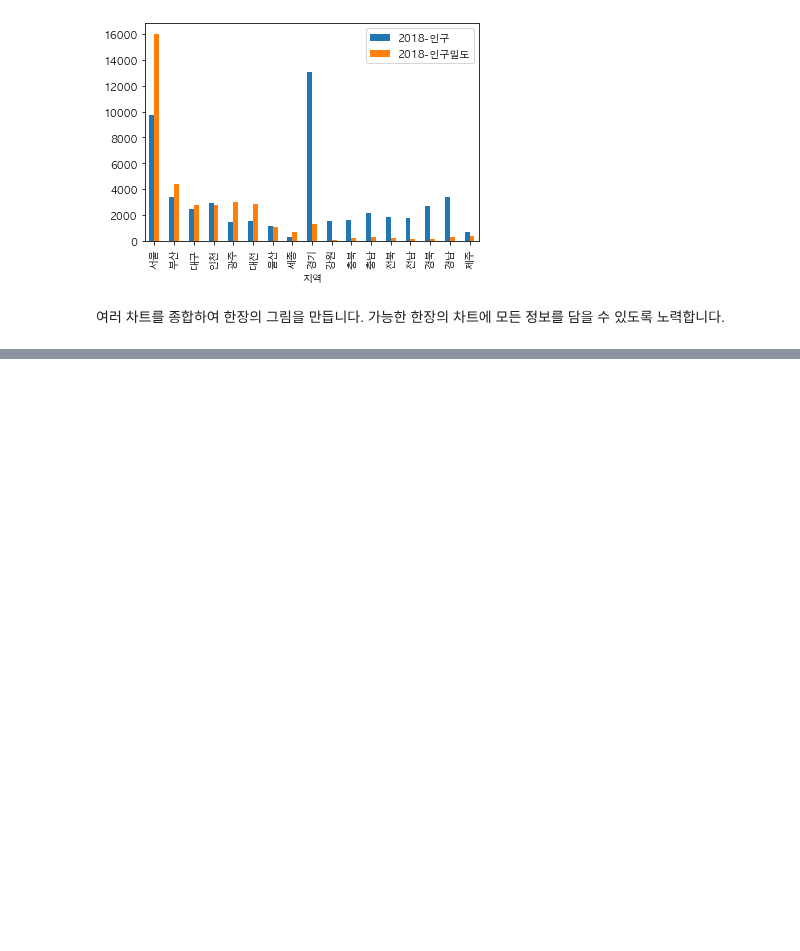
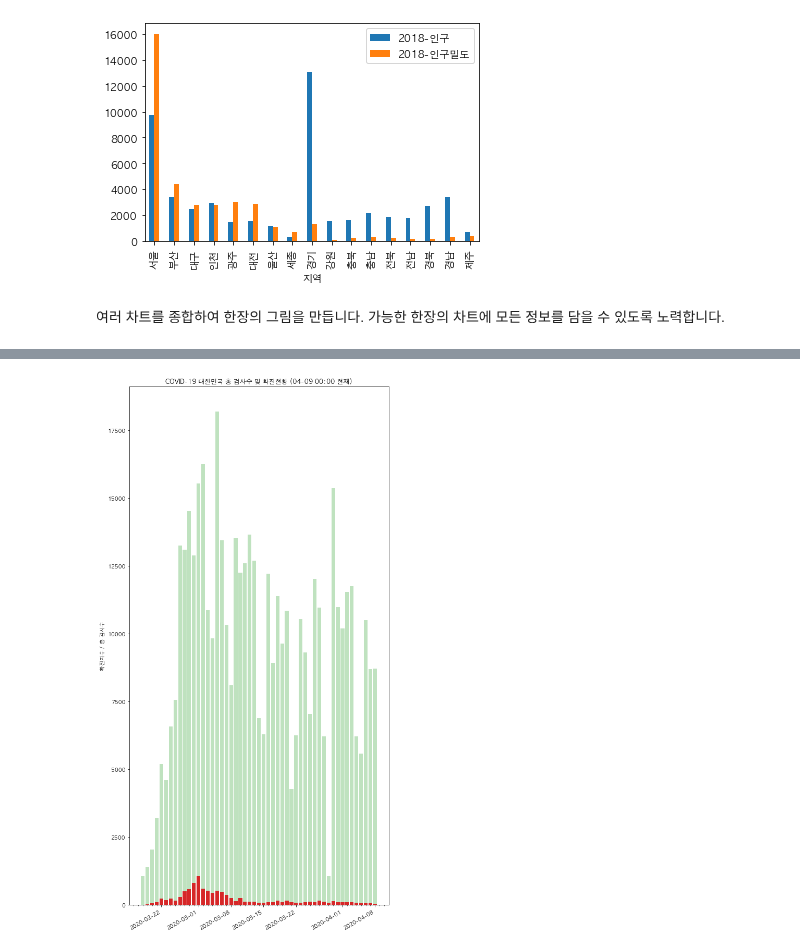
Before and after one commit to yong27/coronadaily, a Jupyter notebook: COVID19-daily-analysis.ipynb, the cells around one changed output, grey strips where cells are left out. Cells and saved outputs as stored; diff of their text form; code cells hidden in the pictures; blank space fills up the shorter version.

```diff
--- a/COVID19-daily-analysis.ipynb
+++ b/COVID19-daily-analysis.ipynb
@@ -280,0 +281,14 @@ plt.savefig(f'daily-chart/covid19-stat-{today.strftime("%m%d")}.png', dpi=200, f
+# %%
+fig, ax1 = plt.subplots(figsize=(8, 15))
+color = 'tab:green'
+ax1.set_ylabel('확진자수 / 총 검사수')
+ax1.set_title(f'COVID-19 대한민국 총 검사수 및 확진현황 ({datestr})')
+ax1.xaxis.set_minor_locator(mdates.DayLocator())
+plt.bar(x=df.index, height=df['검사수'], color=color, alpha=0.3)
+plt.bar(x=df.index, height=df['확진자'], color="tab:red")
+plt.xticks(rotation=45)
+fig.autofmt_xdate()
+plt.tight_layout()
+plt.savefig(f'daily-chart/covid19-stat-wtests-{today.strftime("%m%d")}.png', dpi=200, format='png')
+# %% [output]
+[figure, added]
```
Also changed, not shown: parts of 3 cells of this notebook, 5 other files.
